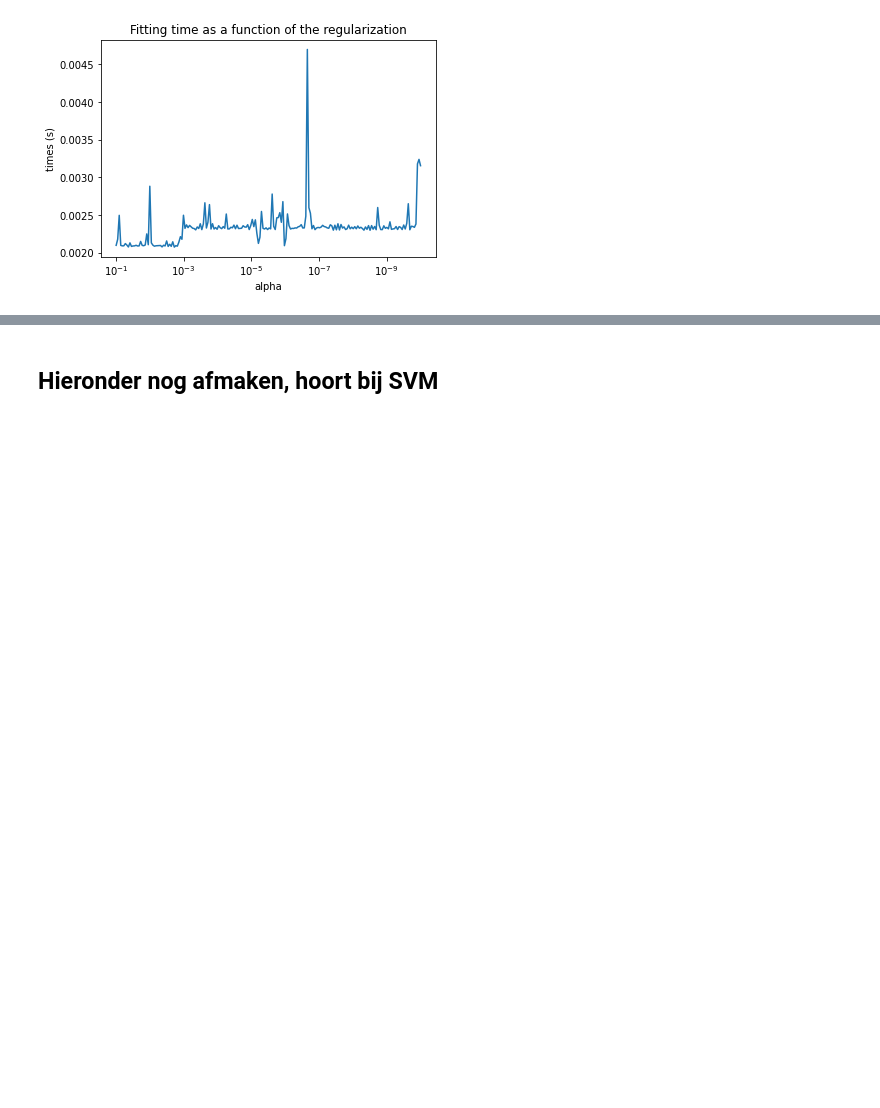
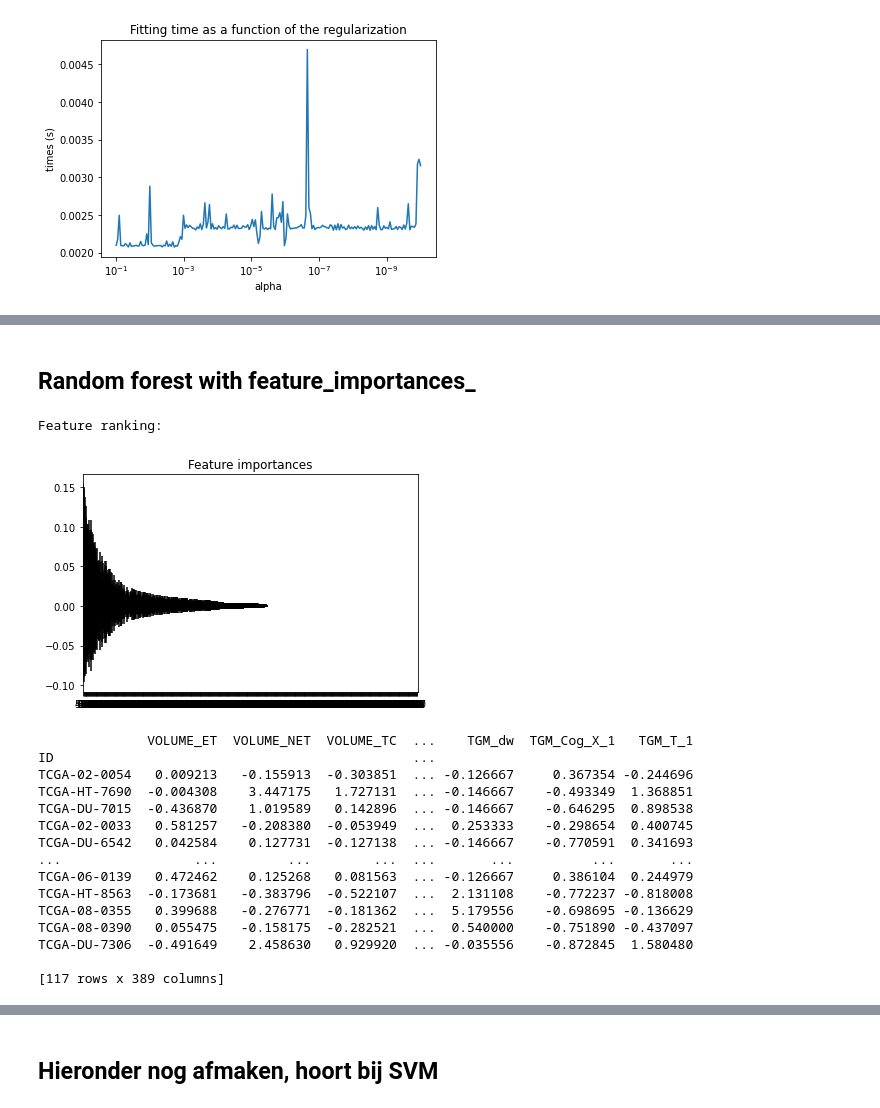
Before and after one commit to Kristelwen/TM10007_PROJECT, a Jupyter notebook: brat_assignment.ipynb, the cells around one changed output, grey strips where cells are left out. Drawn from its saved outputs; the diff is of its cells as text; code cells hidden in the pictures; blank space fills up the shorter version.

Commit message:
Implemented another method of feature selection and edited feature scaling

```diff
--- a/brat_assignment.ipynb
+++ b/brat_assignment.ipynb
@@ -290,10 +221,10 @@ for clf in clsfs:
 # %%
 #default settings
-n_samples=len(data_test_pca)
+n_samples=len(data_val_pca)
 homemade_random_forest = BaggingClassifier(RandomForestClassifier())
 homemade_random_forest.fit(data_train_pca,label_train) #fit the classifier on the training set
-test=homemade_random_forest.predict(data_test_pca) #test
-error= (sum(abs(test - label_test))/n_samples)*100
+test=homemade_random_forest.predict(data_val_pca) #test
+error= (sum(abs(test - label_val))/n_samples)*100
 error = (round(error, 2))
 print ('the error when using default settings is {}%'.format(error))
 
@@ -420,0 +352,50 @@ Accuracy of Random Forest Classifier for the test set is 93.33
+# %% [markdown]
+## Random forest with feature_importances_
+# %%
+# Feature importances
+forest = RandomForestClassifier(n_estimators=100, bootstrap=True)
+
+forest.fit(data_df_train2, label_train2)
+importances = forest.feature_importances_
+std = np.std([tree.feature_importances_ for tree in forest.estimators_],
+             axis=0)
+indices = np.argsort(importances)[::-1]
+
+# Print the feature ranking
+print("Feature ranking:")
+
+# for f in range(data_df_train2.shape[1]):
+    # print("%d. feature %d (%f)" % (f + 1, indices[f], importances[indices[f]]))
+
+# Plot the feature importances of the forest
+plt.figure()
+plt.title("Feature importances")
+plt.bar(range(data_df_train2.shape[1]), importances[indices],
+       color="r", yerr=std[indices], align="center")
+plt.xticks(range(data_df_train2.shape[1]), indices)
+plt.xlim([-1, data_df_train2.shape[1]])
+plt.show()
+
+# Only keep features with importance > 0.00
+mask = importances > 0
+mask2 = data_df_train2.columns[mask]
+data_train2_selection = data_df_train2[mask2]
+print(data_train2_selection)
+# %% [output]
+Feature ranking:
+[figure, added]
+              VOLUME_ET  VOLUME_NET  VOLUME_TC  ...    TGM_dw  TGM_Cog_X_1   TGM_T_1
+ID                                              ...
+TCGA-02-0054   0.009213   -0.155913  -0.303851  ... -0.126667     0.367354 -0.244696
+TCGA-HT-7690  -0.004308    3.447175   1.727131  ... -0.146667    -0.493349  1.368851
+TCGA-DU-7015  -0.436870    1.019589   0.142896  ... -0.146667    -0.646295  0.898538
+TCGA-02-0033   0.581257   -0.208380  -0.053949  ...  0.253333    -0.298654  0.400745
+TCGA-DU-6542   0.042584    0.127731  -0.127138  ... -0.146667    -0.770591  0.341693
+...                 ...         ...        ...  ...       ...          ...       ...
+TCGA-06-0139   0.472462    0.125268   0.081563  ... -0.126667     0.386104  0.244979
+TCGA-HT-8563  -0.173681   -0.383796  -0.522107  ...  2.131108    -0.772237 -0.818008
+TCGA-08-0355   0.399688   -0.276771  -0.181362  ...  5.179556    -0.698695 -0.136629
+TCGA-08-0390   0.055475   -0.158175  -0.282521  ...  0.540000    -0.751890 -0.437097
+TCGA-DU-7306  -0.491649    2.458630   0.929920  ... -0.035556    -0.872845  1.580480
+
+[117 rows x 389 columns]
```
Also changed, not shown: parts of 22 cells of this notebook.
